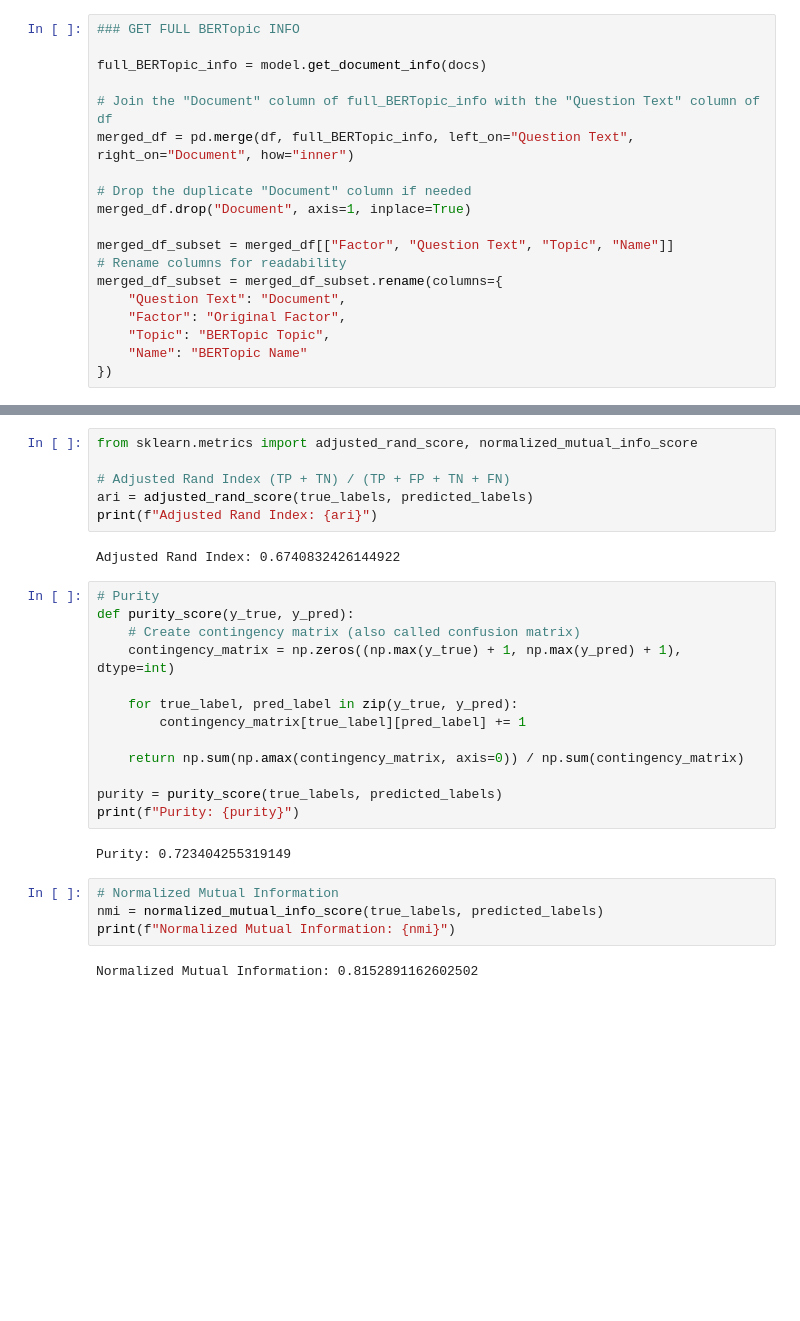
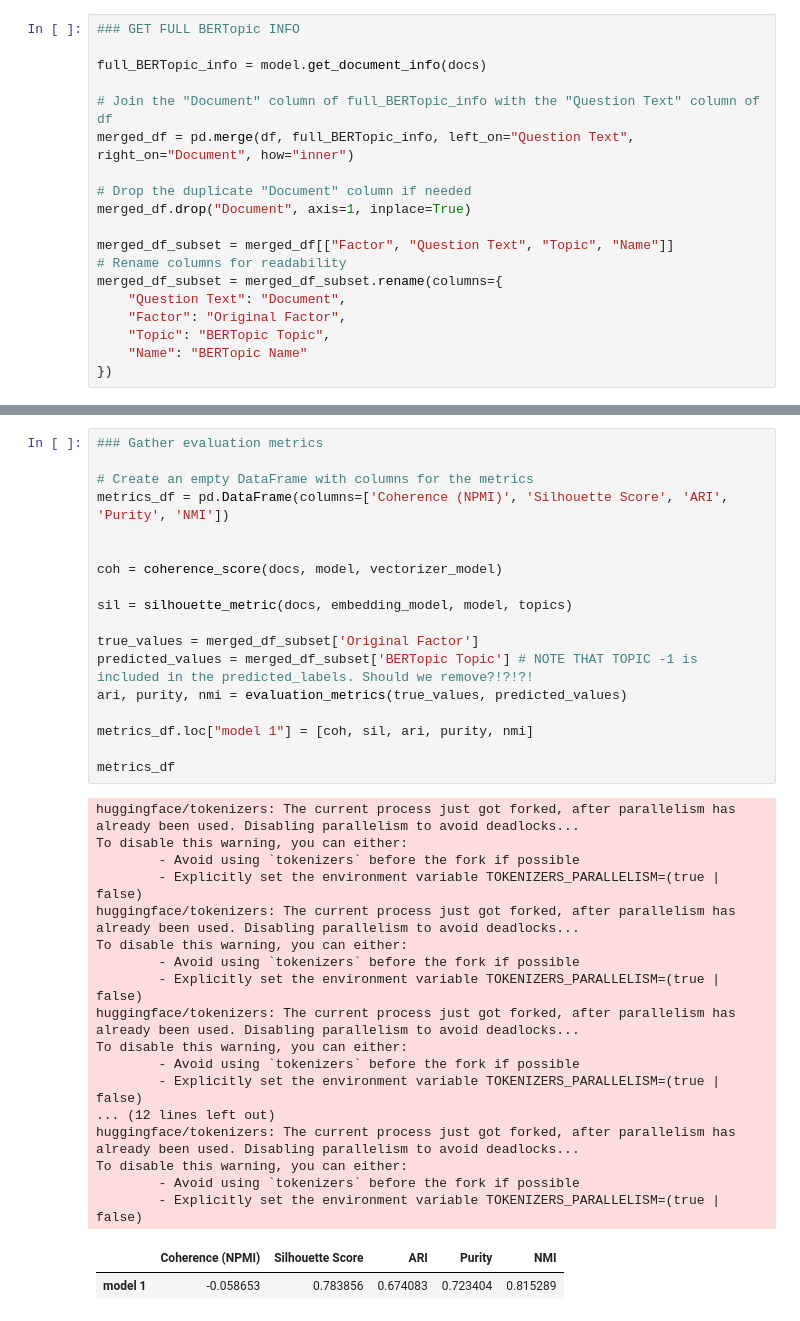
Before and after one commit to JacobRubin99/CMNI-Topic-Modeling, a Jupyter notebook: Topic Modeling/BERTopic TM.ipynb, the cells around one changed output, grey strips where cells are left out. Drawn from its saved outputs; the diff is of its cells as text; blank space fills up the shorter version.

```diff
--- a/Topic Modeling/BERTopic TM.ipynb
+++ b/Topic Modeling/BERTopic TM.ipynb
@@ -359,29 +212,38 @@ predicted_labels = le_pred.fit_transform(predicted_values)
-# %%
-from sklearn.metrics import adjusted_rand_score, normalized_mutual_info_score
-
-# Adjusted Rand Index (TP + TN) / (TP + FP + TN + FN)
-ari = adjusted_rand_score(true_labels, predicted_labels)
-print(f"Adjusted Rand Index: {ari}")
-# %% [output]
-Adjusted Rand Index: 0.6740832426144922
-# %%
-# Purity
-def purity_score(y_true, y_pred):
-    # Create contingency matrix (also called confusion matrix)
-    contingency_matrix = np.zeros((np.max(y_true) + 1, np.max(y_pred) + 1), dtype=int)
-
-    for true_label, pred_label in zip(y_true, y_pred):
-        contingency_matrix[true_label][pred_label] += 1
-
-    return np.sum(np.amax(contingency_matrix, axis=0)) / np.sum(contingency_matrix)
-
-purity = purity_score(true_labels, predicted_labels)
-print(f"Purity: {purity}")
-# %% [output]
-Purity: 0.723404255319149
-# %%
-# Normalized Mutual Information
-nmi = normalized_mutual_info_score(true_labels, predicted_labels)
-print(f"Normalized Mutual Information: {nmi}")
-# %% [output]
-Normalized Mutual Information: 0.8152891162602502
+# %%
+### Gather evaluation metrics
+
+# Create an empty DataFrame with columns for the metrics
+metrics_df = pd.DataFrame(columns=['Coherence (NPMI)', 'Silhouette Score', 'ARI', 'Purity', 'NMI'])
+
+
+coh = coherence_score(docs, model, vectorizer_model)
+
+sil = silhouette_metric(docs, embedding_model, model, topics)
+
+true_values = merged_df_subset['Original Factor']
+predicted_values = merged_df_subset['BERTopic Topic'] # NOTE THAT TOPIC -1 is included in the predicted_labels. Should we remove?!?!?!
+ari, purity, nmi = evaluation_metrics(true_values, predicted_values)
+
+metrics_df.loc["model 1"] = [coh, sil, ari, purity, nmi]
+
+metrics_df
+# %% [output]
+huggingface/tokenizers: The current process just got forked, after parallelism has already been used. Disabling parallelism to avoid deadlocks...
+To disable this warning, you can either:
+        - Avoid using `tokenizers` before the fork if possible
+        - Explicitly set the environment variable TOKENIZERS_PARALLELISM=(true | false)
+huggingface/tokenizers: The current process just got forked, after parallelism has already been used. Disabling parallelism to avoid deadlocks...
+To disable this warning, you can either:
+        - Avoid using `tokenizers` before the fork if possible
+        - Explicitly set the environment variable TOKENIZERS_PARALLELISM=(true | false)
+huggingface/tokenizers: The current process just got forked, after parallelism has already been used. Disabling parallelism to avoid deadlocks...
+To disable this warning, you can either:
+        - Avoid using `tokenizers` before the fork if possible
+        - Explicitly set the environment variable TOKENIZERS_PARALLELISM=(true | false)
+... (12 lines left out)
+huggingface/tokenizers: The current process just got forked, after parallelism has already been used. Disabling parallelism to avoid deadlocks...
+To disable this warning, you can either:
+        - Avoid using `tokenizers` before the fork if possible
+        - Explicitly set the environment variable TOKENIZERS_PARALLELISM=(true | false)
+|  | Coherence (NPMI) | Silhouette Score | ARI | Purity | NMI |
+| model 1 | -0.058653 | 0.783856 | 0.674083 | 0.723404 | 0.815289 |
```
Also changed, not shown: parts of 22 cells of this notebook, 7 other files.
